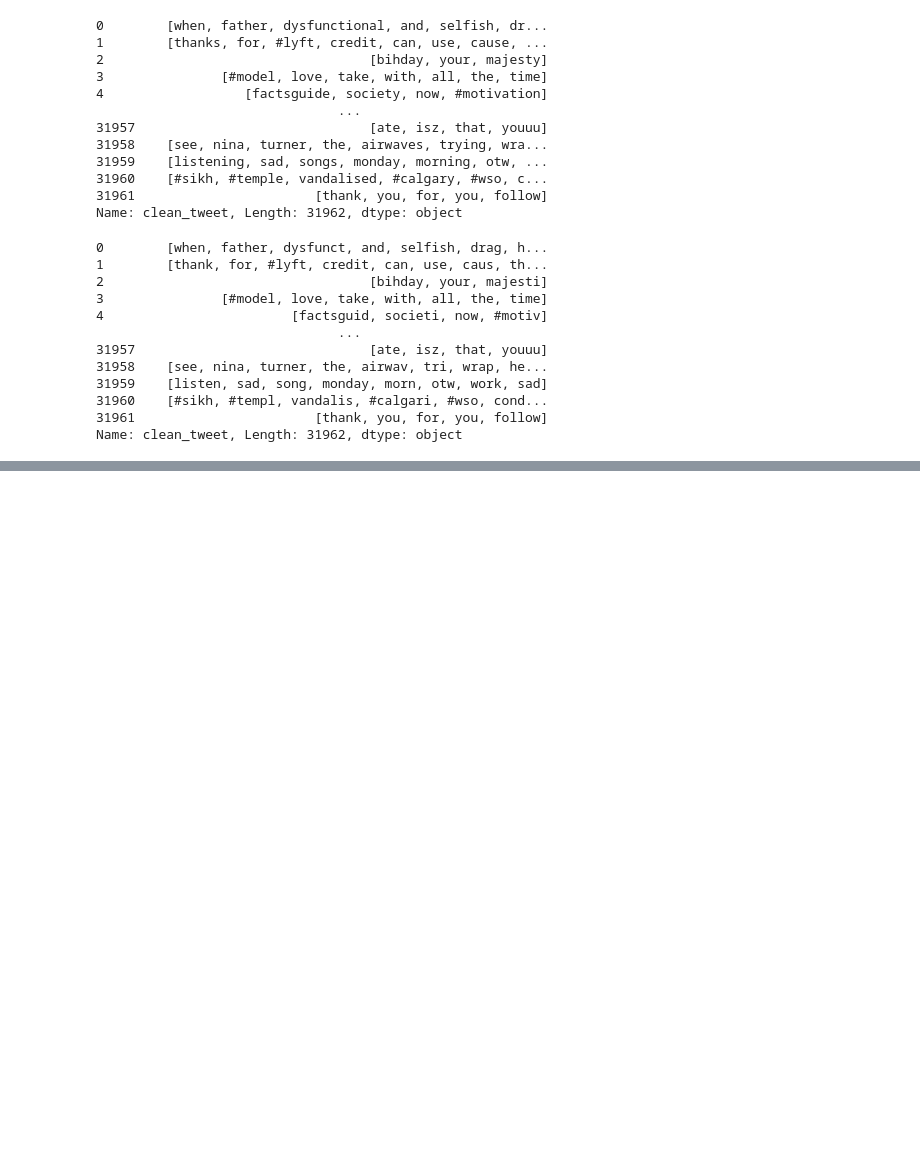
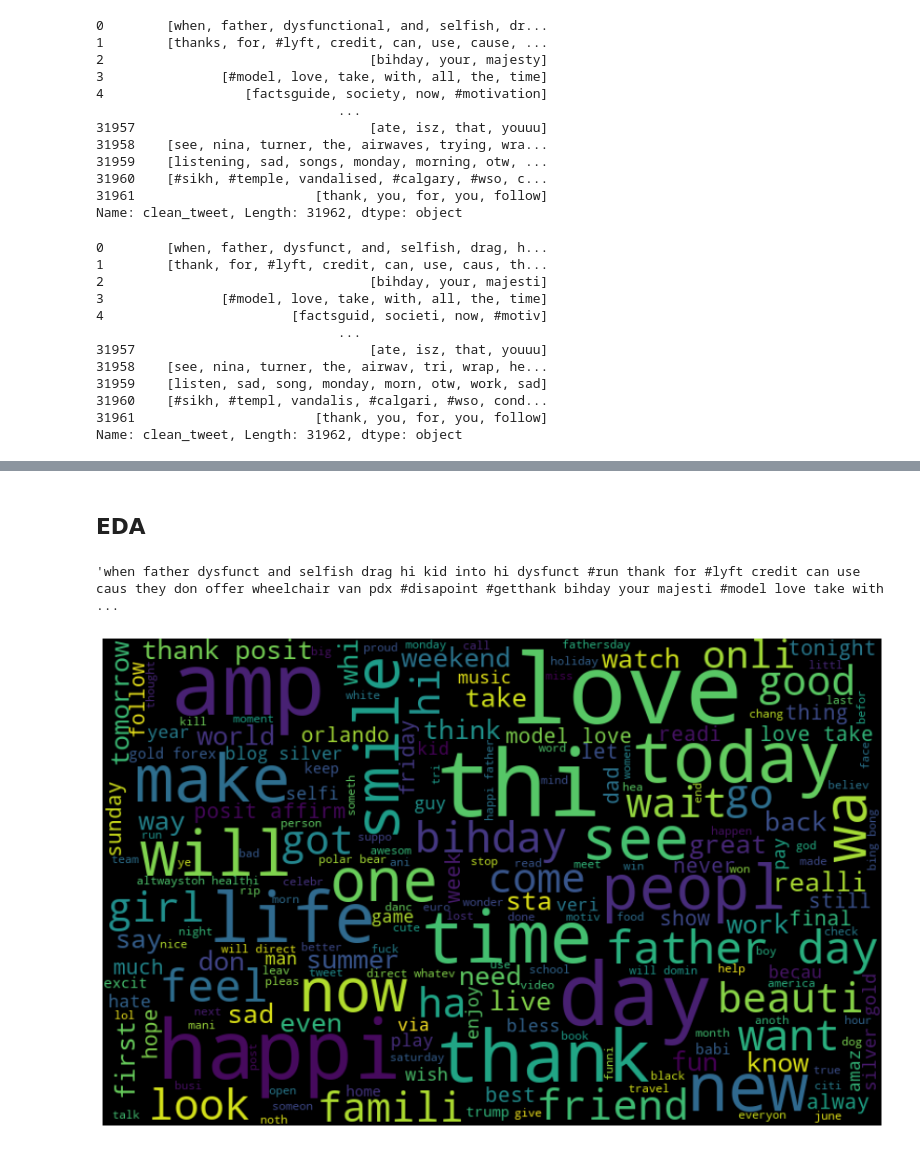
Before and after one commit to rohitds2022/NLP_Projects, a Jupyter notebook: Twitter Sentiment Analysis (Machine Learning_Python_NLP)/Twitter Sentiment Analysis .ipynb, the cells around one changed output, grey strips where cells are left out. Drawn from its saved outputs; the diff is of its cells as text; code cells hidden in the pictures; blank space fills up the shorter version.

```diff
--- a/Twitter Sentiment Analysis (Machine Learning_Python_NLP)/Twitter Sentiment Analysis .ipynb
+++ b/Twitter Sentiment Analysis (Machine Learning_Python_NLP)/Twitter Sentiment Analysis .ipynb
@@ -125,3 +125,5 @@ Name: clean_tweet, Length: 31962, dtype: object
 # Combining the words back to sentences
 for i in range(len(tokenized_tweet)):
     tokenized_tweet[i] = ' '.join(tokenized_tweet[i])
+# %%
+df['clean_tweet'] = tokenized_tweet
@@ -127,0 +139,20 @@ for i in range(len(tokenized_tweet)):
+# %% [markdown]
+## EDA
+# %%
+vocabulary = ' '.join([sentence for sentence in df['clean_tweet']])
+# %%
+vocabulary
+# %% [output]
+'when father dysfunct and selfish drag hi kid into hi dysfunct #run thank for #lyft credit can use caus they don offer wheelchair van pdx #disapoint #getthank bihday your majesti #model love take with ...
+# %%
+# visualize the frequent words
+from wordcloud import WordCloud
+wordcloud = WordCloud(width=800,height=500,random_state = 42,max_font_size=100).generate(vocabulary)
+# %%
+# plot the graph
+plt.figure(figsize=(15,10))
+plt.imshow(wordcloud,interpolation='bilinear')
+plt.axis('off')
+plt.show()
+# %% [output]
+[figure, added]
```
Also changed, not shown: parts of 6 cells of this notebook.
